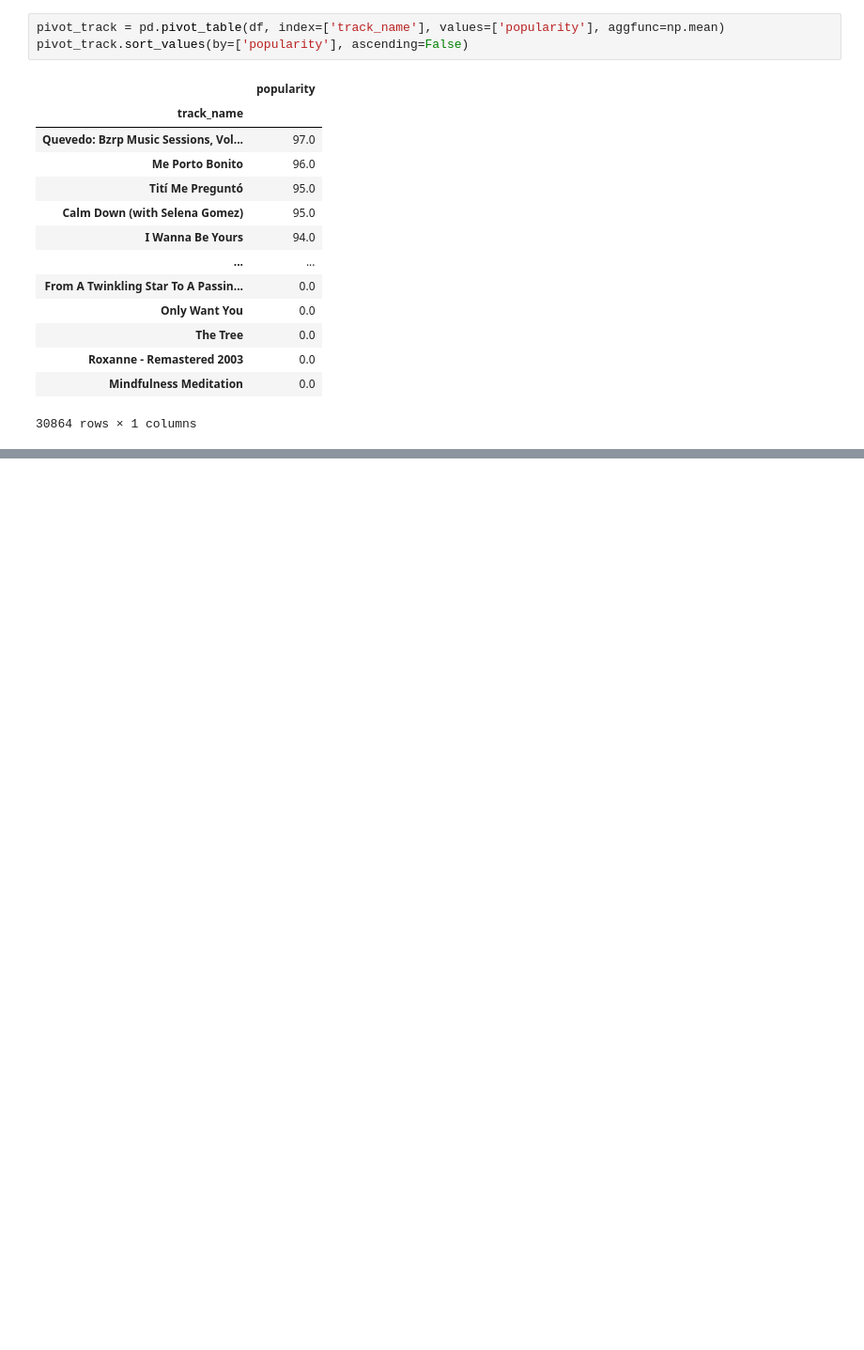
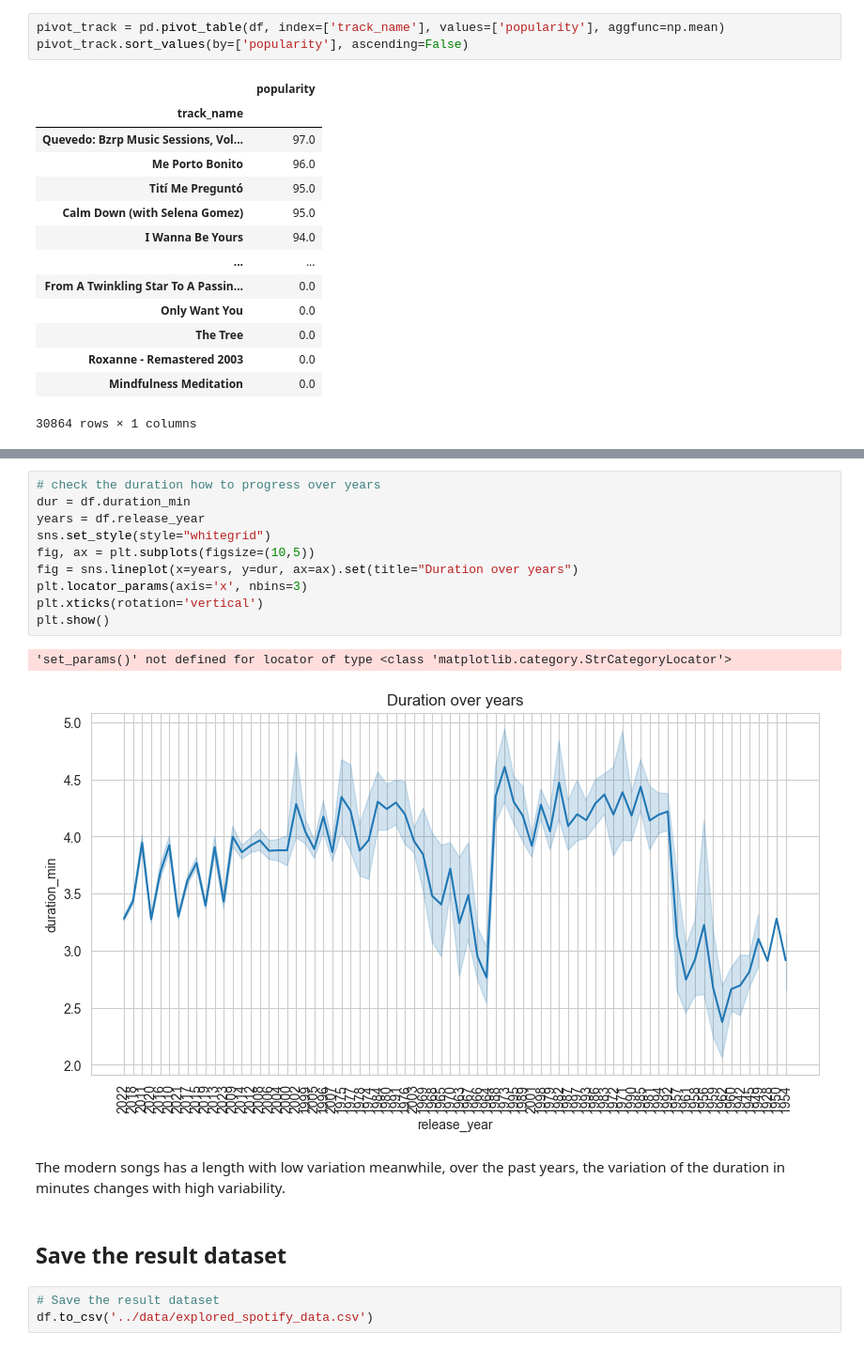
Before and after one commit to mase-git/spotrend, a Jupyter notebook: notebooks/2_data_exploration.ipynb, the cells around one changed output, grey strips where cells are left out. Shown at 94% size. Cells and saved outputs as stored; diff of their text form; blank space fills up the shorter version.

Commit message:
Adding duration analysis and preprocessing

```diff
--- a/notebooks/2_data_exploration.ipynb
+++ b/notebooks/2_data_exploration.ipynb
@@ -455,0 +464,20 @@ pivot_track.sort_values(by=['popularity'], ascending=False)
+# %%
+# check the duration how to progress over years
+dur = df.duration_min
+years = df.release_year
+sns.set_style(style="whitegrid")
+fig, ax = plt.subplots(figsize=(10,5))
+fig = sns.lineplot(x=years, y=dur, ax=ax).set(title="Duration over years")
+plt.locator_params(axis='x', nbins=3)
+plt.xticks(rotation='vertical')
+plt.show()
+# %% [output]
+'set_params()' not defined for locator of type <class 'matplotlib.category.StrCategoryLocator'>
+[figure, added]
+# %% [markdown]
+The modern songs has a length with low variation meanwhile, over the past years, the variation of the duration in minutes changes with high variability.
+# %% [markdown]
+## Save the result dataset
+# %%
+# Save the result dataset
+df.to_csv('../data/explored_spotify_data.csv')
```
Also changed, not shown: parts of 9 cells of this notebook, 4 other files.
